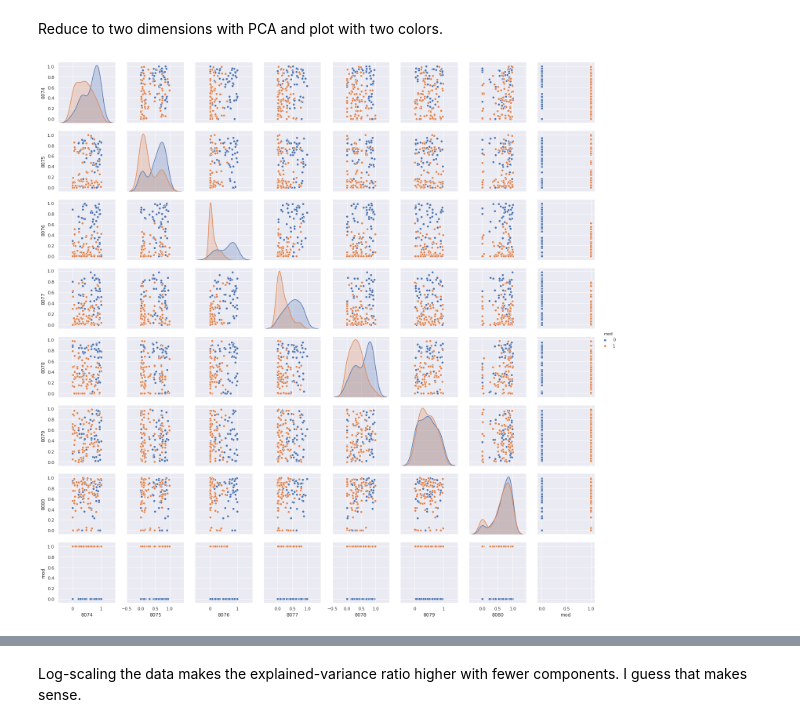
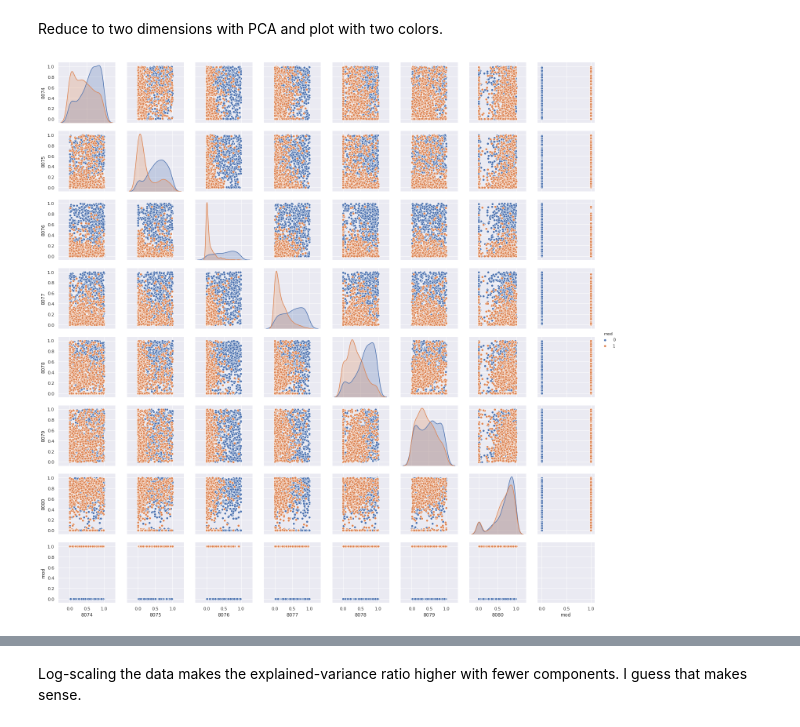
Before and after one commit to Chris-Kimmel/ML_8078, a Jupyter notebook: ML_models.ipynb, the cells around one changed output, grey strips where cells are left out. Cells and saved outputs as stored; diff of their text form; code cells hidden in the pictures.

```diff
--- a/ML_models.ipynb
+++ b/ML_models.ipynb
@@ -51,24 +53,10 @@ for key, path in paths.items():
         index_col=0,
         usecols=['read_id'] + [str(x) for x in range(8071, 8080+1)], # only extract the columns we need
     ).dropna()
-#    tables_dropnaed[key].columns = map(
-#        (lambda x: int(x) if x.isdecimal() else x), # Sorry
-#        tables[key].columns,
-#    )
-
-# Old code
-tables = {}
-for key, path in paths.items():
-    tables[key] = pd.read_csv(
-        paths[key],
-        header=0,
-        index_col=0,
-        usecols=['read_id'] + [str(x) for x in range(8071, 8080+1)], # only extract the columns we need
+    tables_dropnaed[key].columns = map(
+        (lambda x: int(x) if x.isdecimal() else x), # Sorry
+        tables_dropnaed[key].columns,
     )
-    tables[key].columns = map(
-        (lambda x: int(x) if x.isdecimal() else x), # Sorry
-        tables[key].columns,
-    )
 # %% [output]
 loading 082720_8079m6A_positive_fishers0.csv
 loading 082720_8079m6A_negative_fishers0.csv
@@ -196,5 +131,14 @@ to_plot = table[list(range(8074, 8080+1)) + ['mod']].sample(frac=0.1)
 # %%
+lo, hi = 8074, 8080
+to_plot = (
+    pd.concat(
+        [tables_dropnaed['pos'], tables_dropnaed['neg']]
+    )
+    .assign(mod=training_labels)
+    .loc[:, [*range(lo, hi+1)] + ['mod']]
+)
+
 sns_plot = sns.pairplot(to_plot, hue='mod')
 sns_plot.savefig('pairplot.png')
 # %% [output]
-[figure, old version]
+[figure, new version]
```
Also changed, not shown: parts of 19 cells of this notebook.
